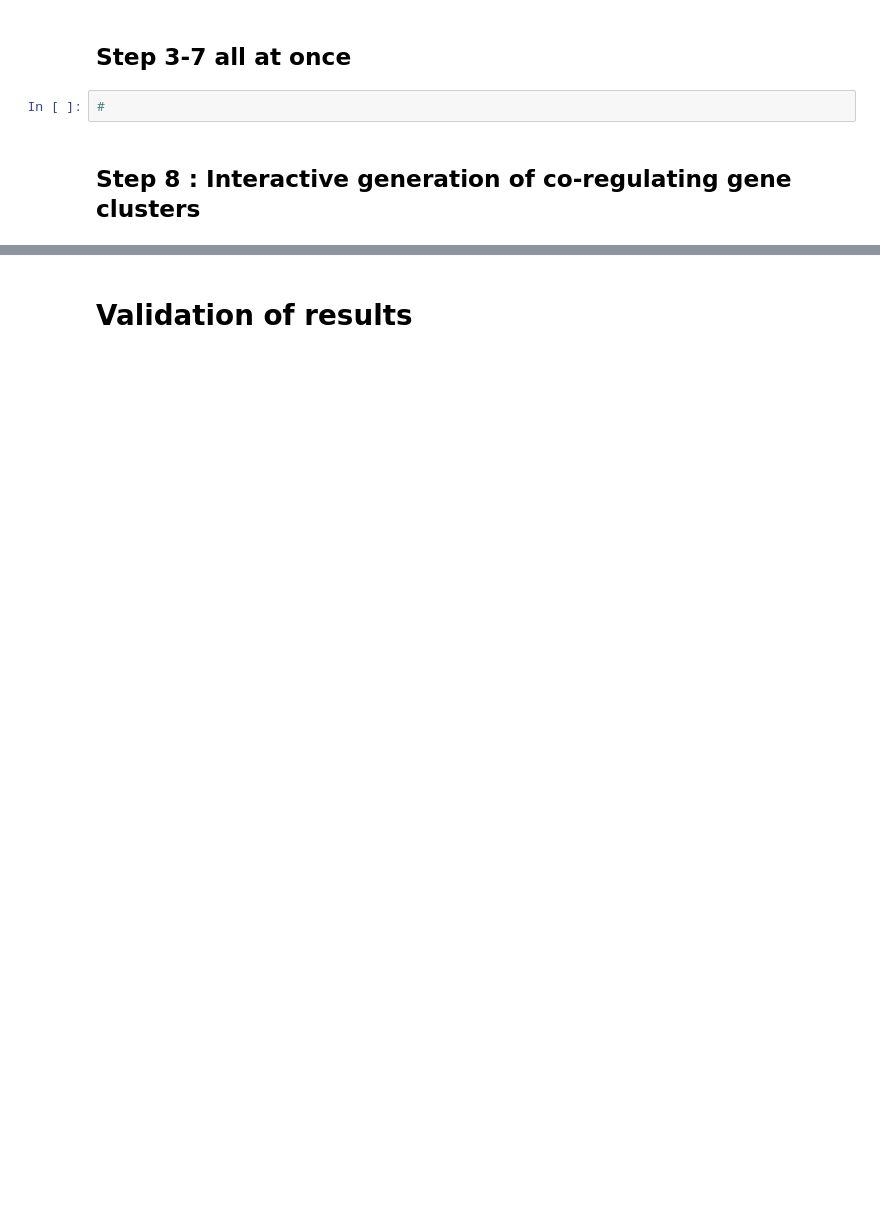
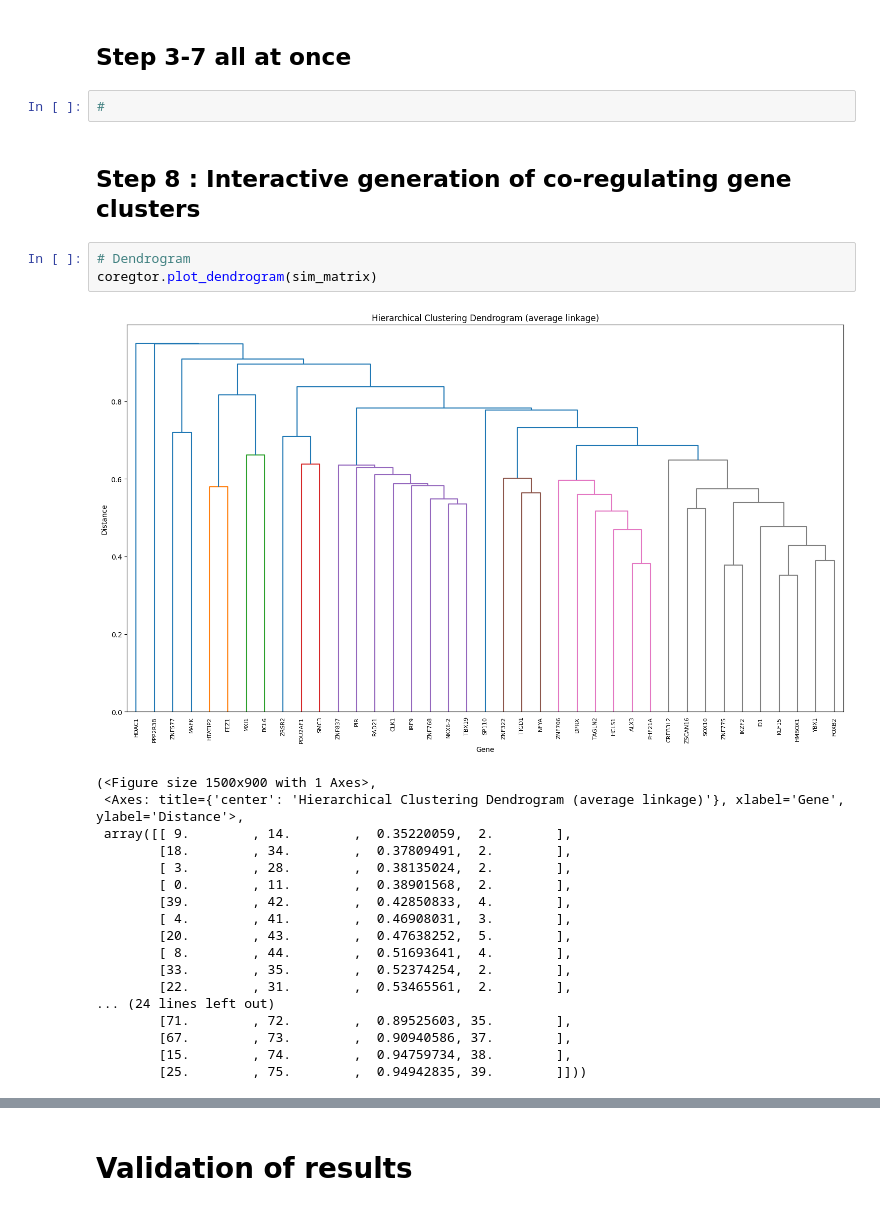
Before and after one commit to shubhvjain/coregtor, a Jupyter notebook: docs/tutorial1.ipynb, the cells around one changed output, grey strips where cells are left out. Saved outputs shown, nothing was run; the diff lists cells and outputs as text; blank space fills up the shorter version.

```diff
--- a/docs/tutorial1.ipynb
+++ b/docs/tutorial1.ipynb
@@ -191,3 +191,25 @@ sim_matrix
 #
 # %% [markdown]
 ## Step 8 : Interactive generation of co-regulating gene clusters
+# %%
+# Dendrogram
+coregtor.plot_dendrogram(sim_matrix)
+# %% [output]
+[figure, added]
+(<Figure size 1500x900 with 1 Axes>,
+ <Axes: title={'center': 'Hierarchical Clustering Dendrogram (average linkage)'}, xlabel='Gene', ylabel='Distance'>,
+ array([[ 9.        , 14.        ,  0.35220059,  2.        ],
+        [18.        , 34.        ,  0.37809491,  2.        ],
+        [ 3.        , 28.        ,  0.38135024,  2.        ],
+        [ 0.        , 11.        ,  0.38901568,  2.        ],
+        [39.        , 42.        ,  0.42850833,  4.        ],
+        [ 4.        , 41.        ,  0.46908031,  3.        ],
+        [20.        , 43.        ,  0.47638252,  5.        ],
+        [ 8.        , 44.        ,  0.51693641,  4.        ],
+        [33.        , 35.        ,  0.52374254,  2.        ],
+        [22.        , 31.        ,  0.53465561,  2.        ],
+... (24 lines left out)
+        [71.        , 72.        ,  0.89525603, 35.        ],
+        [67.        , 73.        ,  0.90940586, 37.        ],
+        [15.        , 74.        ,  0.94759734, 38.        ],
+        [25.        , 75.        ,  0.94942835, 39.        ]]))
```
Also changed, not shown: parts of 10 cells of this notebook.
